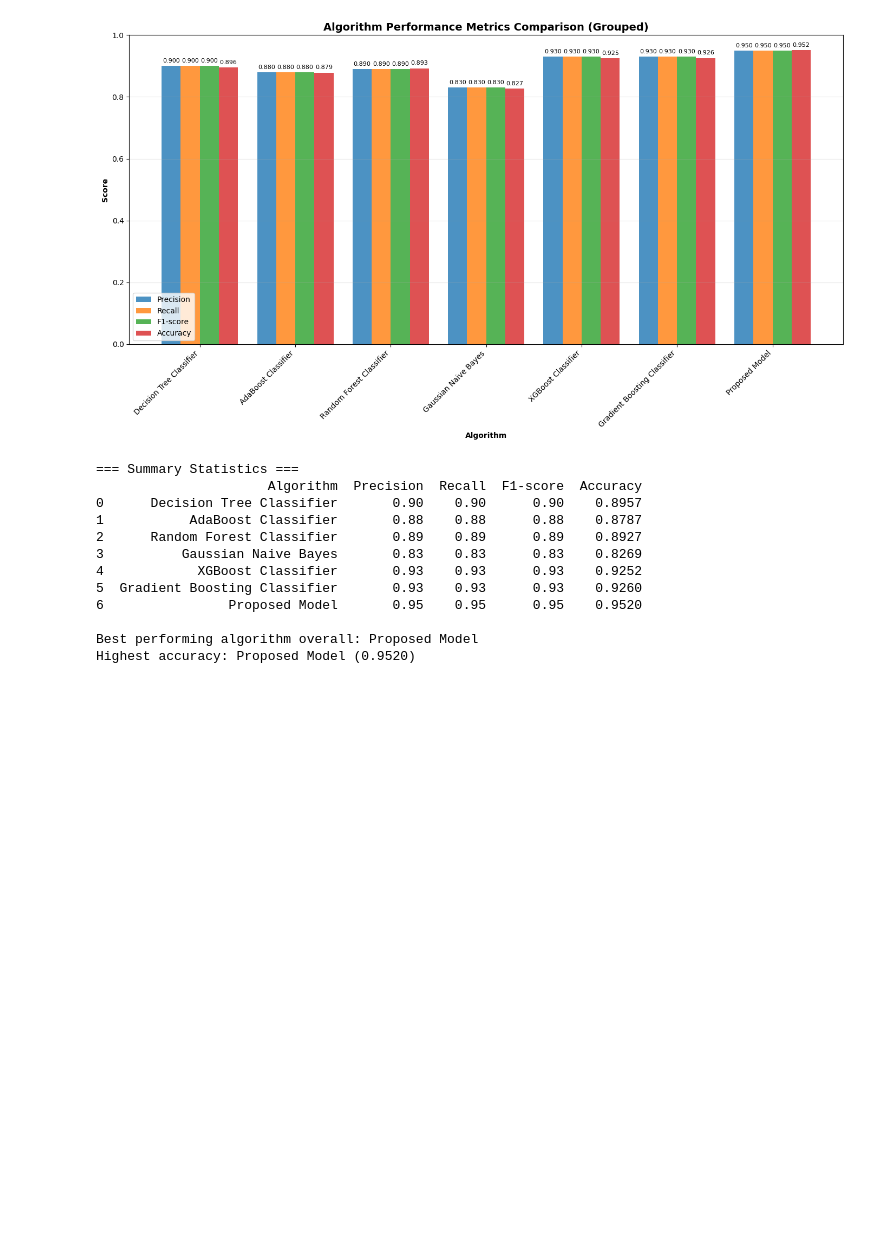
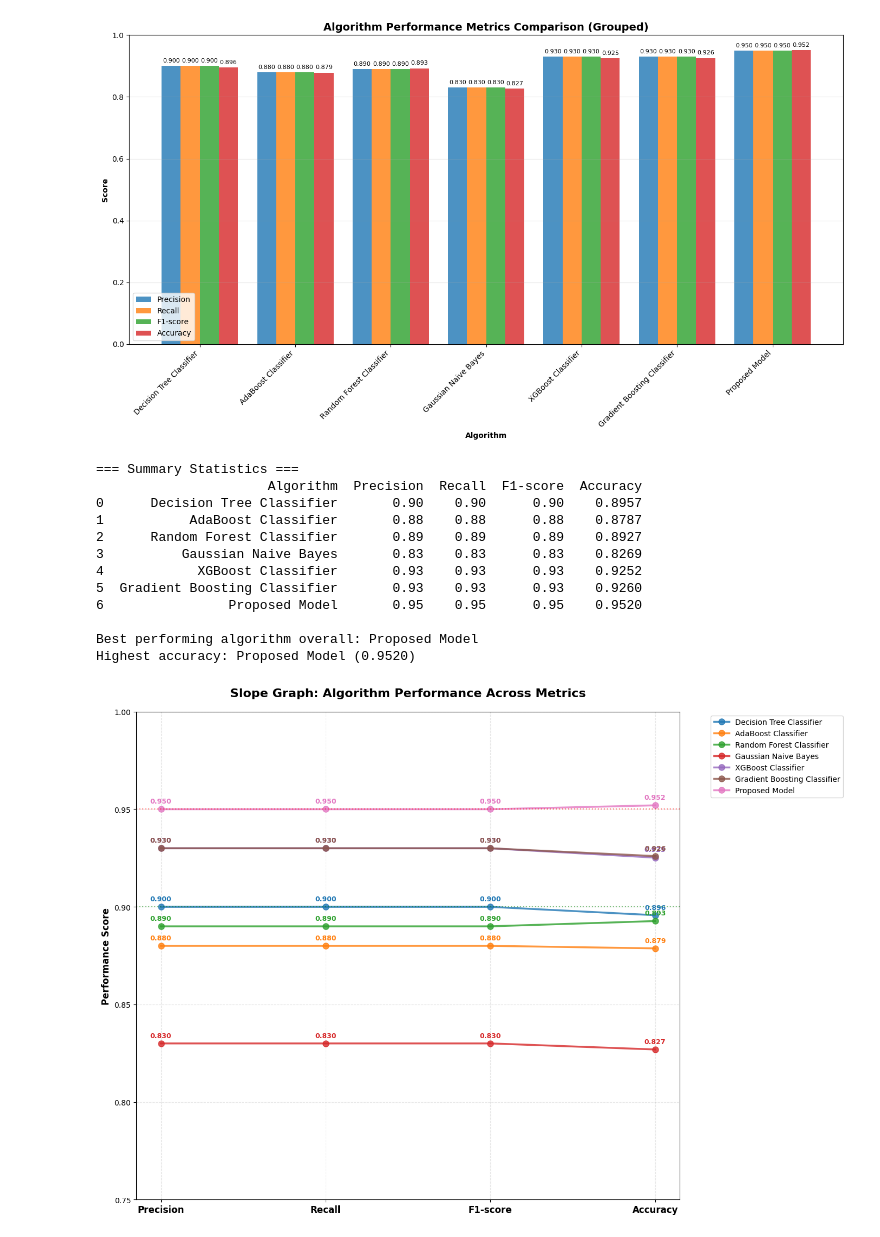
Before and after one commit to souparno-nag/breast-cancer, a Jupyter notebook: main6.ipynb, the cells around one changed output. Saved outputs shown, nothing was run; the diff lists cells and outputs as text; code cells hidden in the pictures; blank space fills up the shorter version.

```diff
--- a/main6.ipynb
+++ b/main6.ipynb
@@ -802,3 +802,93 @@ print(f"Highest accuracy: {df['Algorithm'][df['Accuracy'].idxmax()]} ({df['Accur
 
 Best performing algorithm overall: Proposed Model
 Highest accuracy: Proposed Model (0.9520)
+# %%
+import matplotlib.pyplot as plt
+import numpy as np
+import pandas as pd
+
+# Data from the table
+data = {
+    'Algorithm': [
+        'Decision Tree Classifier',
+        'AdaBoost Classifier',
+        'Random Forest Classifier',
+        'Gaussian Naive Bayes',
+        'XGBoost Classifier',
+        'Gradient Boosting Classifier',
+        'Proposed Model'
+    ],
+    'Precision': [0.9, 0.88, 0.89, 0.83, 0.93, 0.93, 0.95],
+    'Recall': [0.9, 0.88, 0.89, 0.83, 0.93, 0.93, 0.95],
+    'F1-score': [0.9, 0.88, 0.89, 0.83, 0.93, 0.93, 0.95],
+    'Accuracy': [0.8957, 0.8787, 0.8927, 0.8269, 0.9252, 0.926, 0.952]
+}
+
+# Create DataFrame
+df = pd.DataFrame(data)
+
+# Create the slope graph
+plt.figure(figsize=(14, 10))
+
+# Define metrics and their positions on x-axis
+metrics = ['Precision', 'Recall', 'F1-score', 'Accuracy']
+x_positions = [0, 1, 2, 3]
+
+# Define colors for each algorithm
+colors = ['#1f77b4', '#ff7f0e', '#2ca02c', '#d62728', '#9467bd', '#8c564b', '#e377c2']
+
+# Plot lines for each algorithm
+for i, alg in enumerate(df['Algorithm']):
+    values = [df.iloc[i]['Precision'], df.iloc[i]['Recall'],
+              df.iloc[i]['F1-score'], df.iloc[i]['Accuracy']]
+
+    # Plot the line
+    plt.plot(x_positions, values, 'o-', color=colors[i], linewidth=2.5,
+             markersize=8, label=alg, alpha=0.8)
+
+    # Add value labels at each point
+    for j, (x, y) in enumerate(zip(x_positions, values)):
+        plt.annotate(f'{y:.3f}', (x, y), textcoords="offset points",
+                    xytext=(0, 8), ha='center', fontsize=9,
+                    color=colors[i], fontweight='bold')
+
+# Customize the plot
+plt.xticks(x_positions, metrics, fontsize=12, fontweight='bold')
+plt.ylabel('Performance Score', fontsize=12, fontweight='bold')
+plt.title('Slope Graph: Algorithm Performance Across Metrics',
+          fontsize=16, fontweight='bold', pad=20)
+
+# Add grid for better readability
+plt.grid(True, alpha=0.3, linestyle='--')
+
+# Set y-axis limits to better show the data
+plt.ylim(0.75, 1.0)
+
+# Add legend
+plt.legend(bbox_to_anchor=(1.05, 1), loc='upper left', fontsize=10)
+
+# Add horizontal reference lines for common thresholds
+plt.axhline(y=0.9, color='green', linestyle=':', alpha=0.5, label='90% threshold')
+plt.axhline(y=0.95, color='red', linestyle=':', alpha=0.5, label='95% threshold')
+
+# Tight layout to prevent legend cutoff
+plt.tight_layout()
+
+# Show the plot
+plt.show()
+
+# Print summary insights
+print("\n=== SLOPE GRAPH INSIGHTS ===")
+print("1. Performance Trends:")
+for i, alg in enumerate(df['Algorithm']):
+    values = [df.iloc[i]['Precision'], df.iloc[i]['Recall'],
+              df.iloc[i]['F1-score'], df.iloc[i]['Accuracy']]
+    trend = "Increasing" if values[-1] > values[0] else "Decreasing" if values[-1] < values[0] else "Stable"
+    variance = np.std(values)
+    print(f"   {alg}: {trend} trend, Variance: {variance:.4f}")
+
+print(f"\n2. Most Consistent Algorithm: {df['Algorithm'][df[['Precision', 'Recall', 'F1-score', 'Accuracy']].std(axis=1).idxmin()]}")
+print(f"3. Most Variable Algorithm: {df['Algorithm'][df[['Precision', 'Recall', 'F1-score', 'Accuracy']].std(axis=1).idxmax()]}")
+print(f"4. Best Overall Performance: {df['Algorithm'][df[['Precision', 'Recall', 'F1-score', 'Accuracy']].mean(axis=1).idxmax()]}")
+# %% [output]
+[figure, added]
```
Also changed, not shown: parts of 1 cell of this notebook.
